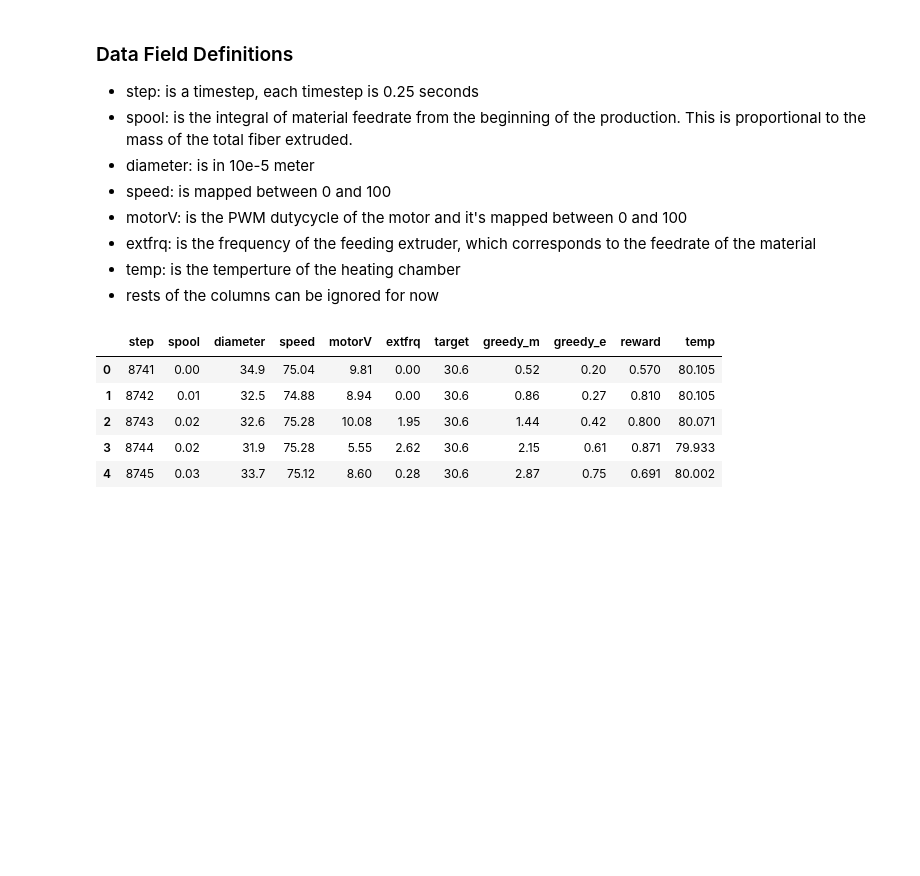
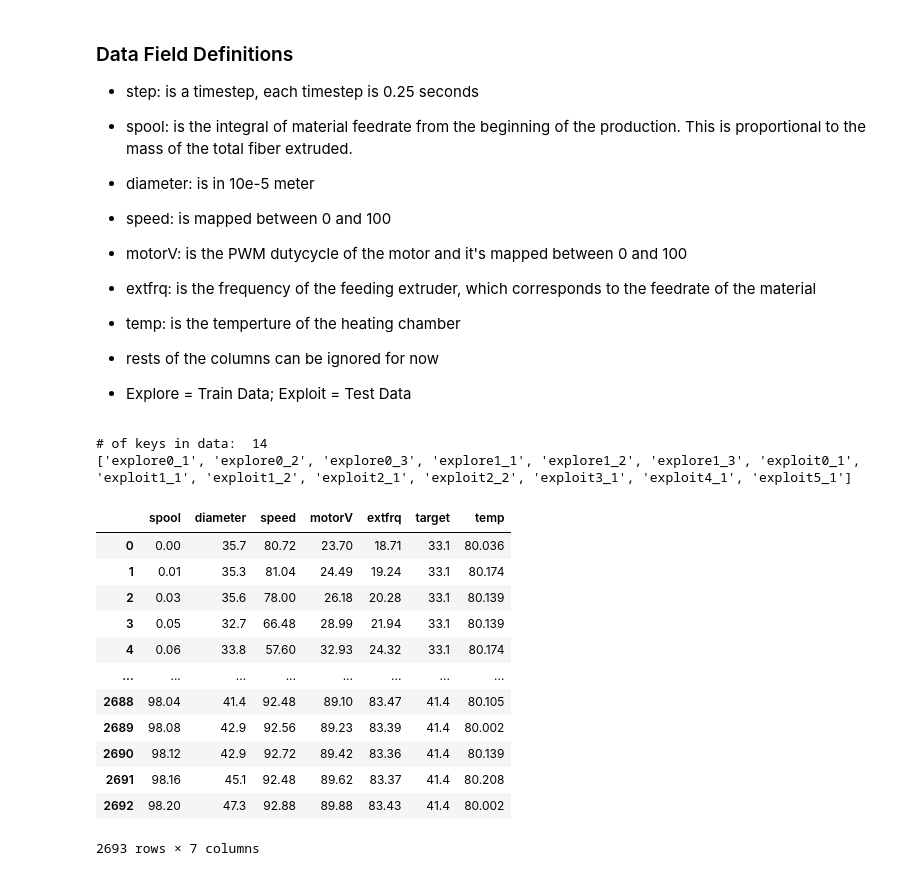
Before and after one commit to mschoder/extrusion-machine-modeling, a Jupyter notebook: data_exploration.ipynb, the cells around one changed output. Drawn from its saved outputs; the diff is of its cells as text; code cells hidden in the pictures; blank space fills up the shorter version.

```diff
--- a/data_exploration.ipynb
+++ b/data_exploration.ipynb
@@ -20,24 +17,62 @@ The autoreload extension is already loaded. To reload it, use:
 - extfrq: is the frequency of the feeding extruder, which corresponds to the feedrate of the material
 - temp: is the temperture of the heating chamber
 - rests of the columns can be ignored for now
+
+- Explore = Train Data; Exploit = Test Data
 # %%
+filenames = {
+    'explore0':'2019_08_20_14_38.txt',
+    'explore1':'2019_09_09_09_54.txt',
+    'exploit0':'2019_08_20_15_36.txt',
+    'exploit1':'2019_08_20_16_31.txt',
+    'exploit2':'2019_08_20_17_06.txt',
+    'exploit3':'2019_08_21_13_04.txt',
+    'exploit4':'2019_08_21_13_44.txt',
+    'exploit5':'2019_08_21_16_19.txt'
+}
 columns = ['step', 'spool', 'diameter', 'speed', 'motorV', 'extfrq', 'target', 'greedy_m', 'greedy_e',
            'reward', 'Q_exam', 'am_exam', 'a_exam', 'unk', 'temp']
-df = pd.read_csv('2019_09_09_09_54.txt', header=0, names=columns)
-df.reset_index(inplace=True, drop=True)
-df = df.drop(['unk', 'Q_exam', 'am_exam', 'a_exam'], axis=1)
-for col in df.columns:
-    df[col] = df[col].str.split(':').apply(lambda x: x[1])
-df = df.apply(pd.to_numeric)
+
+# Create dict of dataframes
+data = {}
+for key in filenames:
+    df = pd.read_csv('data/'+filenames[key], header=0, names=columns)
+    df.reset_index(inplace=True, drop=True)
+    df = df.drop(['unk', 'Q_exam', 'am_exam', 'a_exam', 'greedy_m', 'greedy_e', 'reward', 'step'], axis=1)
+    for col in df.columns:
+        df[col] = df[col].str.split(':').apply(lambda x: x[1])
+    df = df.apply(pd.to_numeric)
+
+    # Split dfs where 'spool' resets to zero
+    last_split = 0
+    for n,i in enumerate(split_idx):
+        df_run = df[last_split:i]
+        if len(df_run) > 0:
+            data[key+'_'+str(n)] = df_run.reset_index(drop=True)
+        last_split = i
+
+data_keys = list(data.keys())
+print('# of keys in data: ', len(data_keys))
+print(data_keys)
+# %% [output]
+# of keys in data:  14
+['explore0_1', 'explore0_2', 'explore0_3', 'explore1_1', 'explore1_2', 'explore1_3', 'exploit0_1', 'exploit1_1', 'exploit1_2', 'exploit2_1', 'exploit2_2', 'exploit3_1', 'exploit4_1', 'exploit5_1']
-# %%
-df.head()
-# %% [output]
-|  | step | spool | diameter | speed | motorV | extfrq | target | greedy_m | greedy_e | reward | temp |
-| 0 | 8741 | 0.00 | 34.9 | 75.04 | 9.81 | 0.00 | 30.6 | 0.52 | 0.20 | 0.570 | 80.105 |
-| 1 | 8742 | 0.01 | 32.5 | 74.88 | 8.94 | 0.00 | 30.6 | 0.86 | 0.27 | 0.810 | 80.105 |
-| 2 | 8743 | 0.02 | 32.6 | 75.28 | 10.08 | 1.95 | 30.6 | 1.44 | 0.42 | 0.800 | 80.071 |
-| 3 | 8744 | 0.02 | 31.9 | 75.28 | 5.55 | 2.62 | 30.6 | 2.15 | 0.61 | 0.871 | 79.933 |
-| 4 | 8745 | 0.03 | 33.7 | 75.12 | 8.60 | 0.28 | 30.6 | 2.87 | 0.75 | 0.691 | 80.002 |
+# %%
+data[data_keys[9]]
+# %% [output]
+|  | spool | diameter | speed | motorV | extfrq | target | temp |
+| 0 | 0.00 | 35.7 | 80.72 | 23.70 | 18.71 | 33.1 | 80.036 |
+| 1 | 0.01 | 35.3 | 81.04 | 24.49 | 19.24 | 33.1 | 80.174 |
+| 2 | 0.03 | 35.6 | 78.00 | 26.18 | 20.28 | 33.1 | 80.139 |
+| 3 | 0.05 | 32.7 | 66.48 | 28.99 | 21.94 | 33.1 | 80.139 |
+| 4 | 0.06 | 33.8 | 57.60 | 32.93 | 24.32 | 33.1 | 80.174 |
+| ... | ... | ... | ... | ... | ... | ... | ... |
+| 2688 | 98.04 | 41.4 | 92.48 | 89.10 | 83.47 | 41.4 | 80.105 |
+| 2689 | 98.08 | 42.9 | 92.56 | 89.23 | 83.39 | 41.4 | 80.002 |
+| 2690 | 98.12 | 42.9 | 92.72 | 89.42 | 83.36 | 41.4 | 80.139 |
+| 2691 | 98.16 | 45.1 | 92.48 | 89.62 | 83.37 | 41.4 | 80.208 |
+| 2692 | 98.20 | 47.3 | 92.88 | 89.88 | 83.43 | 41.4 | 80.002 |
+2693 rows × 7 columns
 # %%
 df_z = df.drop(['step'], axis = 1)
 cols = df_z.columns
```
Also changed, not shown: parts of 5 cells of this notebook, 8 other files.
